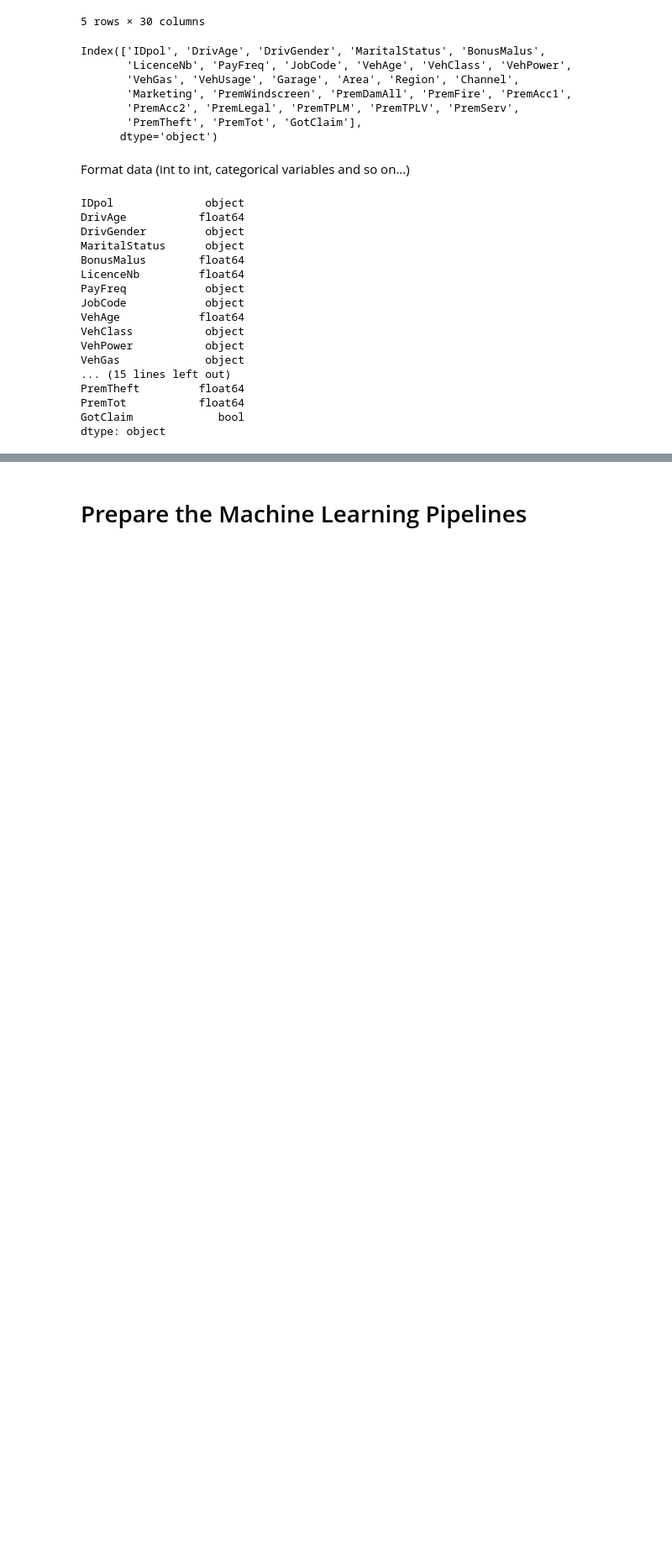
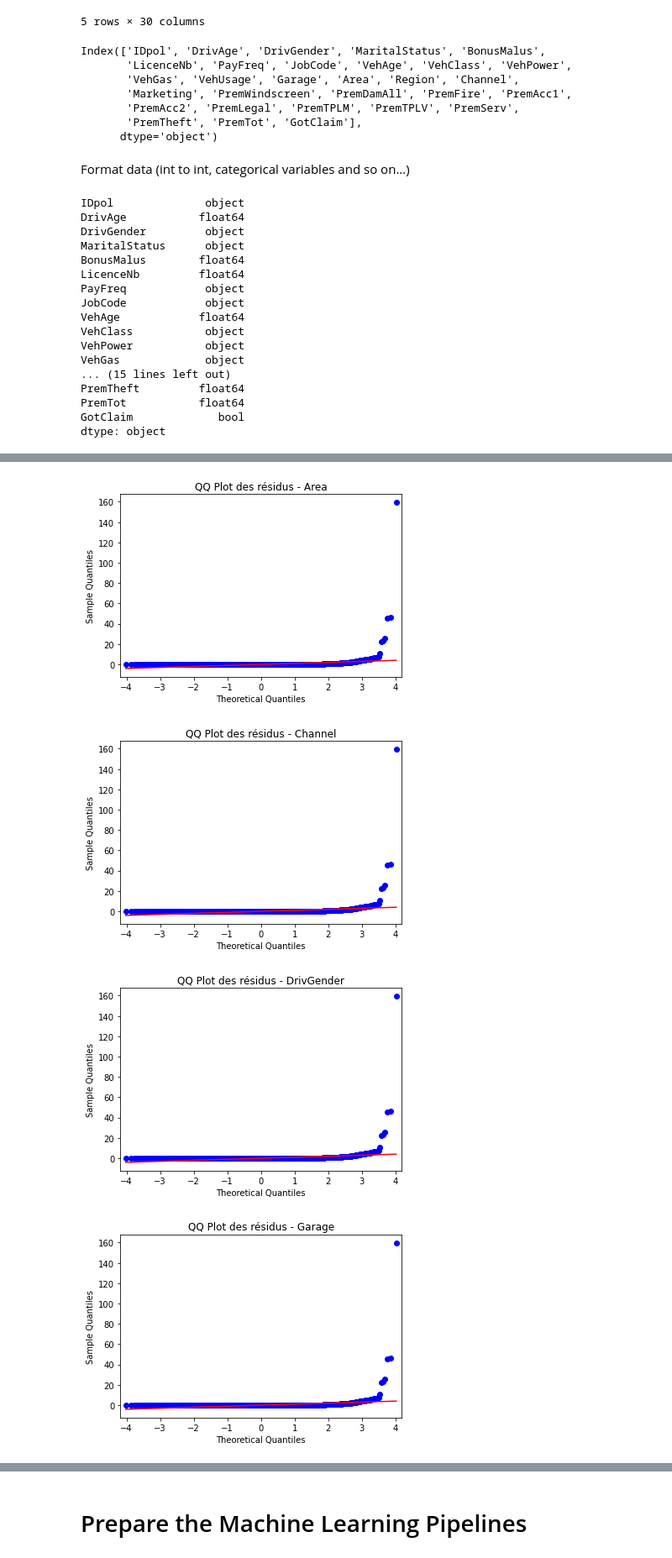
Before and after one commit to Maelned/InsuranceProject, a Jupyter notebook: Machine learning.ipynb, the cells around one changed output, grey strips where cells are left out. Shown at 84% size. Cells and saved outputs as stored; diff of their text form; code cells hidden in the pictures; blank space fills up the shorter version.

```diff
--- a/Machine learning.ipynb
+++ b/Machine learning.ipynb
@@ -228,0 +326,29 @@ X = train.drop(columns=['GotClaim'])
+# %%
+import statsmodels.api as sm
+import statsmodels.graphics.gofplots as smg
+
+# Effectuer l'ANOVA pour chaque variable catégorielle
+for category_column in categorical_columns:
+    # Groupement par catégorie
+    category_groups = [group[1][quantitative_variable] for group in df_bis.groupby(category_column)]
+
+    # Effectuer l'ANOVA
+    anova_result = f_oneway(*category_groups)
+
+    # Récupérer les résidus
+    residuals = [group[1][quantitative_variable] - group[1][quantitative_variable].mean() for group in df_bis.groupby(category_column)]
+    flattened_residuals = [residual for sublist in residuals for residual in sublist]
+
+    # Créer un QQ plot
+    qq_plot = smg.qqplot(np.array(flattened_residuals), line='s')  # 's' pour ligne de référence (droite de 45 degrés)
+
+    # Ajouter un titre
+    plt.title(f"QQ Plot des résidus - {category_column}")
+
+    # Afficher le QQ plot
+    plt.show()
+# %% [output]
+[figure, added]
+[figure, added]
+[figure, added]
+[figure, added]
```
Also changed, not shown: parts of 30 cells of this notebook.
